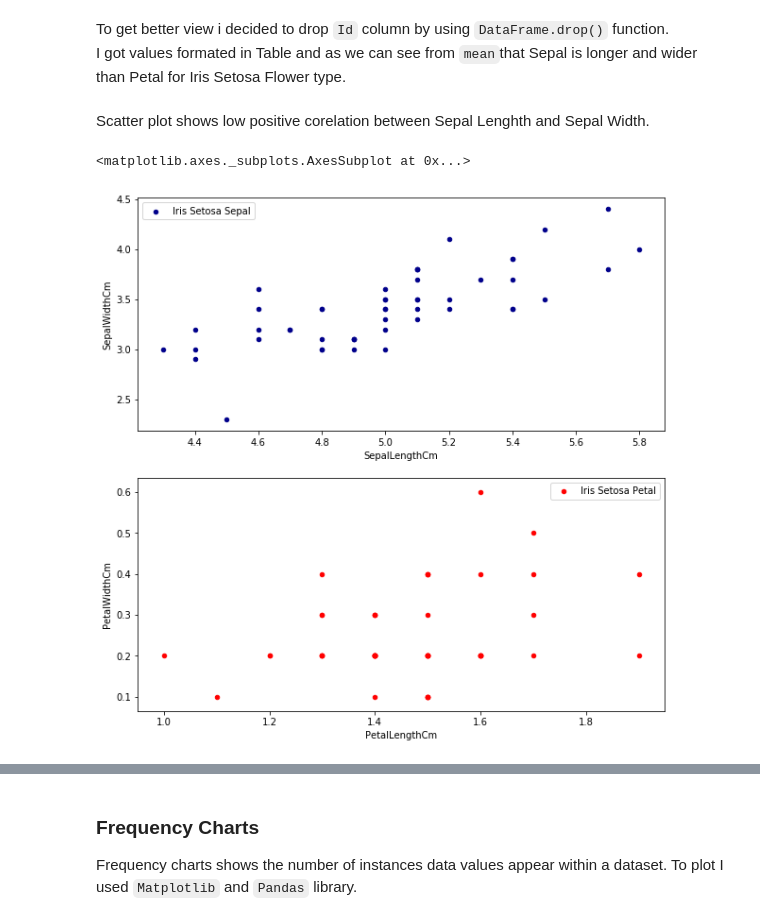
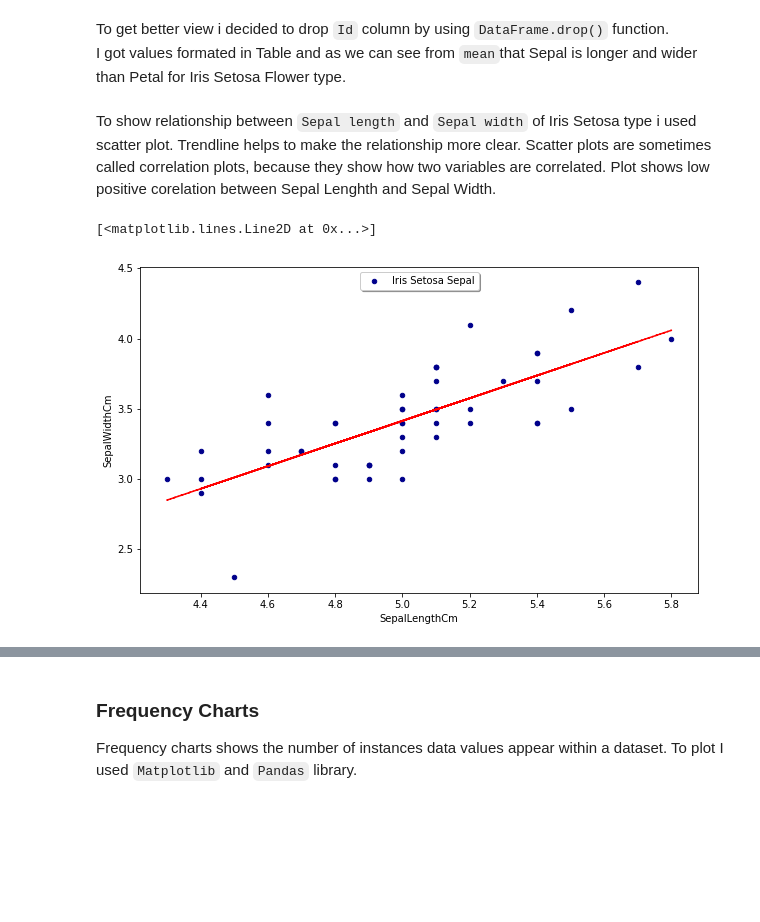
Before and after one commit to Slawak1/pands-project, a Jupyter notebook: IrisProject2019.ipynb, the cells around one changed output, grey strips where cells are left out. Drawn from its saved outputs; the diff is of its cells as text; code cells hidden in the pictures; blank space fills up the shorter version.

```diff
--- a/IrisProject2019.ipynb
+++ b/IrisProject2019.ipynb
@@ -146,28 +172,31 @@ dfSetosa.describe()
 # %% [markdown]
 To get better view i decided to drop `Id` column by using `DataFrame.drop()` function.<br>
 I got values formated in Table and as we can see from `mean`that Sepal is longer and wider than Petal for Iris Setosa Flower type.
-# %% [markdown]
-Scatter plot shows low positive corelation between Sepal Lenghth and Sepal Width.
-# %%
-fig, ax = plt.subplots(2,1, figsize=(10, 10))
-
-dfSetosa.plot(
-    kind='scatter',
-    x='SepalLengthCm',
-    y='SepalWidthCm',
-    color='DarkBlue',
-    ax=ax[0],
-    label='Iris Setosa Sepal',
-    figsize=(10,10))
-
-dfSetosa.plot(
-    kind='scatter',
-    x='PetalLengthCm',
-    y='PetalWidthCm',
-    color='red',
-    ax=ax[1],
-    label='Iris Setosa Petal',
-    figsize=(10,10))
-# %% [output]
-<matplotlib.axes._subplots.AxesSubplot at 0x...>
-[figure, removed]
+# %% [markdown]
+To show relationship between `Sepal length` and `Sepal width` of Iris Setosa type i used scatter plot. Trendline helps to make the relationship more clear. Scatter plots are sometimes called correlation plots, because they show how two variables are correlated. Plot shows low positive corelation between Sepal Lenghth and Sepal Width.
+# %%
+# Scatter plot od Sepal Length and Sepal Width
+from numpy.polynomial import Polynomial
+
+dfSetosa.plot(
+    kind='scatter', # Plot Type: linear, histogram, pie, scatter etc.
+    x='SepalLengthCm', # data on x axis
+    y='SepalWidthCm',  # data on y axis
+    color='DarkBlue',  # color
+    label='Iris Setosa Sepal', # label
+    figsize=(10,6)) # chart size
+
+# Set legend
+plt.legend(
+    loc='upper center', # place of legend
+    shadow=True, # drop shadow
+    frameon = True) # frame around legend
+
+#Trend line plot - to calculate trendline i used polyfit and poly1d function from NumPy library.
+z = np.polyfit(dfSetosa['SepalLengthCm'], dfSetosa['SepalWidthCm'], 1)
+p = np.poly1d(z)
+
+plt.plot(dfSetosa['SepalLengthCm'],p(dfSetosa['SepalLengthCm']), "r--",)
+# %% [output]
+[<matplotlib.lines.Line2D at 0x...>]
+[figure, added]
```
Also changed, not shown: parts of 24 cells of this notebook.
